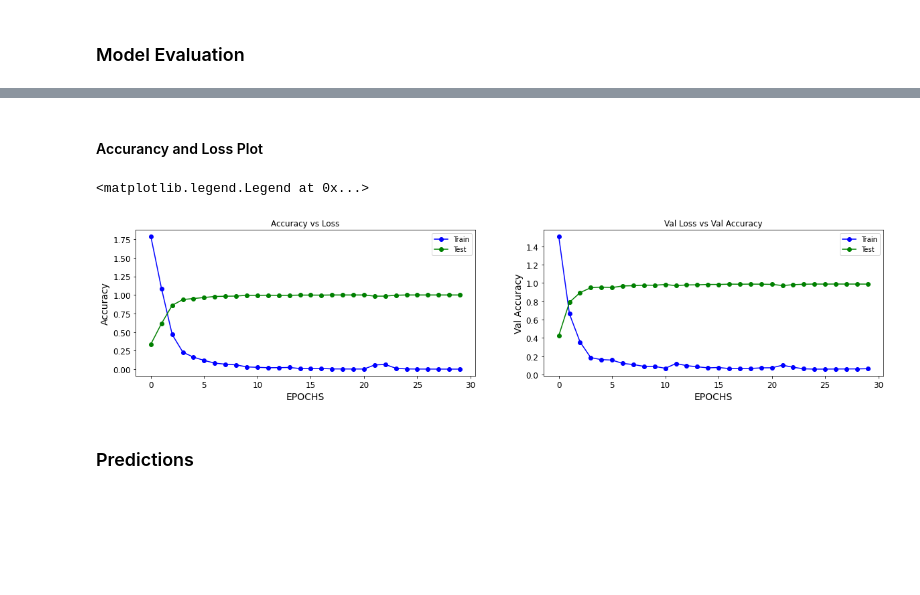
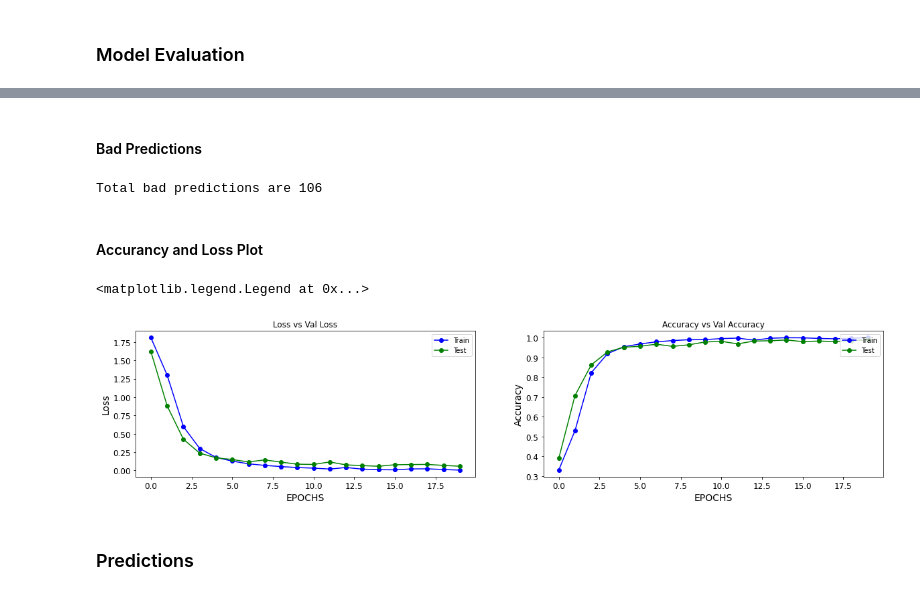
Before and after one commit to ecopk/coursework2-dmml, a Jupyter notebook: CourseWork-Assignment2-CNN.ipynb, the cells around one changed output, grey strips where cells are left out. Saved outputs shown, nothing was run; the diff lists cells and outputs as text; code cells hidden in the pictures; blank space fills up the shorter version.

```diff
--- a/CourseWork-Assignment2-CNN.ipynb
+++ b/CourseWork-Assignment2-CNN.ipynb
@@ -192,3 +195,10 @@ def f_PlotPresentPredictions(_iloc, _predicted_values, _actual_values, _image_re
+# %%
+RANDOM_STATE  = 1330
+NO_OF_KFOLDS  = 10
+NO_OF_EPOCHS = 20
+GS_EPOCHS = [1,5,10,15,20]
+PREDICT_RECORD  = 15
+IMAGE_RESAMPLE = 28
 # %% [markdown]
 # Loading Data
 # %%
@@ -208,8 +218,8 @@ plt.grid(False)
 # Class Definition
 class_names = ['Speed Limit 20', 'Speed Limit 30', 'Speed Limit 50', 'Speed Limit 60', 'Speed Limit 70', 'Left Turn', 'Right Turn', 'Pedestrian', 'Children', 'Cycle Route']
 print('Shape of X',X.shape,'Shape of y',y.shape)
-_image_resize = 28
-ar_sm = np.apply_along_axis(func1d=lambda img: cv2.resize(img.reshape(48,48), dsize=(_image_resize,_image_resize)), axis=1, arr=X.to_numpy()).reshape(-1, _image_resize*_image_resize)
+
+ar_sm = np.apply_along_axis(func1d=lambda img: cv2.resize(img.reshape(48,48), dsize=(IMAGE_RESAMPLE,IMAGE_RESAMPLE)), axis=1, arr=X.to_numpy()).reshape(-1, IMAGE_RESAMPLE*IMAGE_RESAMPLE)
 X = pd.DataFrame(data=ar_sm)
 X.columns = ['x'+str(col) for col in X.columns]
 f_end(_st)
@@ -1757,10 +1751,10 @@ plt.ylabel('EPochs');
 # %% [markdown]
 ## Question No. 4
 # %%
-X_train, X_test, y_train, y_test = train_test_split(X, y, test_size=0.60, random_state=no_of_seeds)
+X_train, X_test, y_train, y_test = train_test_split(X, y, test_size=0.60, random_state=RANDOM_STATE)
 print('X_train', X_train.shape, 'X_test', X_test.shape, 'y_train', y_train.shape, 'y_test', y_test.shape)
-X_train = X_train.to_numpy().reshape(X_train.shape[0],_image_resize,_image_resize,1)
-X_test = X_test.to_numpy().reshape(X_test.shape[0],_image_resize,_image_resize,1)
+X_train = X_train.to_numpy().reshape(X_train.shape[0],IMAGE_RESAMPLE,IMAGE_RESAMPLE,1)
+X_test = X_test.to_numpy().reshape(X_test.shape[0],IMAGE_RESAMPLE,IMAGE_RESAMPLE,1)
 print('X_train', X_train.shape, 'X_test', X_test.shape, 'y_train', y_train.shape, 'y_test', y_test.shape)
 # %% [output]
 X_train (3876, 784) X_test (5814, 784) y_train (3876, 1) y_test (5814, 1)
@@ -1771,15 +1765,15 @@ X_train (3876, 28, 28, 1) X_test (5814, 28, 28, 1) y_train (3876, 1) y_test (581
 if os.path.exists("logs/fit/seq/") : shutil.rmtree("logs/fit/seq/")
 _model_cnn = f_createCNNModel()
 _model_cnn.compile(optimizer='adam', loss='sparse_categorical_crossentropy', metrics=['accuracy'])
-history = _model_cnn.fit(X_train, y_train, epochs=no_of_epochs, validation_data=(X_test, y_test))
+history = _model_cnn.fit(X_train, y_train, epochs=NO_OF_EPOCHS, validation_data=(X_test, y_test))
 
 log_dir = "logs/fit/seq/" + dt.datetime.now().strftime("%Y%m%d-%H%M%S")
 tensorboard_callback = tf.keras.callbacks.TensorBoard(log_dir=log_dir, histogram_freq=1)
 es_callback = EarlyStopping(monitor='loss', patience=3) # This callback will stop the training when there is no improvement in the validation loss for three consecutive epochs
 _model_cnn.fit(x=X_train,
               y=y_train,
-              epochs=no_of_epochs,
-              verbose=1, # Suppress chatty output
+              epochs=NO_OF_EPOCHS,
+              verbose=0, # Suppress chatty output
               callbacks=[tensorboard_callback,es_callback],
               validation_data=(X_test, y_test),
              )
@@ -1809,20 +1803,28 @@ Test accuracy: 0.9865841269493103
+# %% [markdown]
+#### Bad Predictions
+# %%
+y_pred_train = _model_cnn.predict(X.to_numpy().reshape(X.shape[0],IMAGE_RESAMPLE,IMAGE_RESAMPLE,1))
+bad_predictions = (y_pred_train.argmax(axis=1) != y.to_numpy().ravel())
+print('Total bad predictions are', sum(bad_predictions))
+# %% [output]
+Total bad predictions are 106
 # %% [markdown]
 #### Accurancy and Loss Plot
 # %%
 fig, (ax1,ax2) = plt.subplots(1,2, figsize=(20,4))
 ax1.plot(history.history['loss'], marker='o', label='Train', color='b')
-ax1.plot(history.history['accuracy'], marker='o', label='Test', color='g')
-ax1.set_title('Accuracy vs Loss')
-ax1.set(xlabel='EPOCHS', ylabel='Accuracy')
+ax1.plot(history.history['val_loss'], marker='o', label='Test', color='g')
+ax1.set_title('Loss vs Val Loss')
+ax1.set(xlabel='EPOCHS', ylabel='Loss')
 ax1.legend(loc='upper right')
-ax2.plot(history.history['val_loss'], marker='o', label='Train', color='b')
+ax2.plot(history.history['accuracy'], marker='o', label='Train', color='b')
 ax2.plot(history.history['val_accuracy'], marker='o', label='Test', color='g')
-ax2.set_title('Val Loss vs Val Accuracy')
-ax2.set(xlabel='EPOCHS', ylabel='Val Accuracy')
+ax2.set_title('Accuracy vs Val Accuracy')
+ax2.set(xlabel='EPOCHS', ylabel='Accuracy')
 ax2.legend(loc='upper right')
 # %% [output]
 <matplotlib.legend.Legend at 0x...>
-[figure, old version]
+[figure, new version]
 # %% [markdown]
 ### Predictions
 # %%
```
Also changed, not shown: parts of 219 cells of this notebook.
